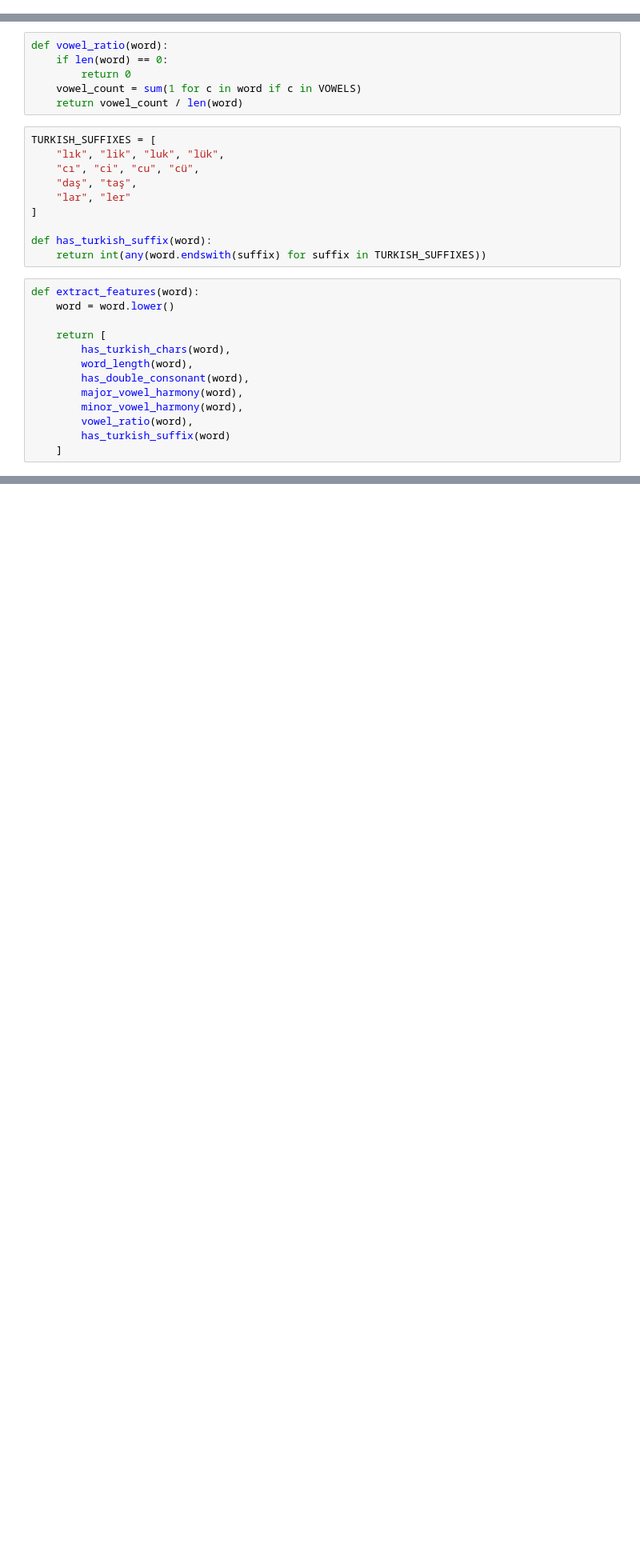
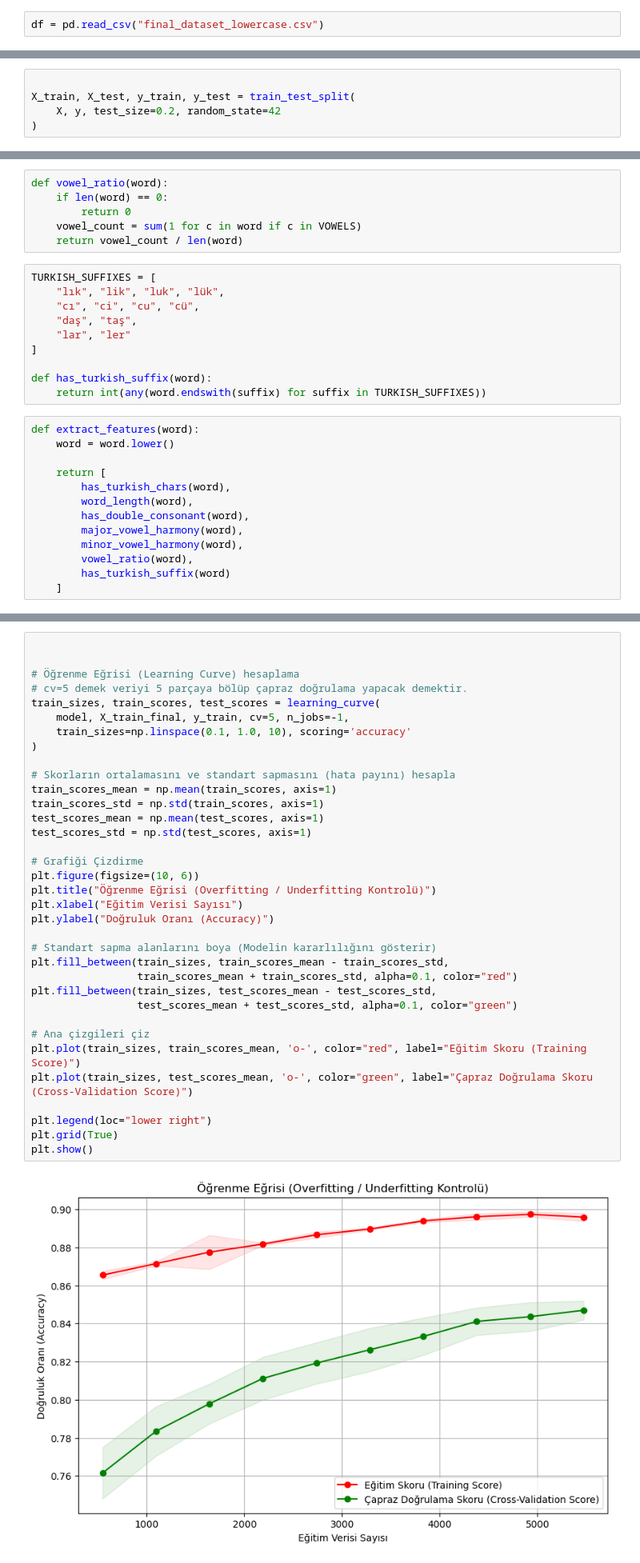
Before and after one commit to Betdesuu/Kelime-Koken-Siniflandirici, a Jupyter notebook: features.ipynb, the cells around one changed output, grey strips where cells are left out. Shown at 80% size. Saved outputs shown, nothing was run; the diff lists cells and outputs as text; blank space fills up the shorter version.

```diff
--- a/features.ipynb
+++ b/features.ipynb
@@ -6,0 +19,2 @@ BACK_VOWELS = "aıou"
+# %%
+df = pd.read_csv("final_dataset_lowercase.csv")
@@ -7,3 +30,8 @@ BACK_VOWELS = "aıou"
+# %%
+
+X_train, X_test, y_train, y_test = train_test_split(
+    X, y, test_size=0.2, random_state=42
+)
 # %%
 def has_turkish_chars(word):
     return int(any(c in "çğıöşü" for c in word))
@@ -82,0 +194,37 @@ print(extract_features("gözlük"))
+# %%
+
+
+# Öğrenme Eğrisi (Learning Curve) hesaplama
+# cv=5 demek veriyi 5 parçaya bölüp çapraz doğrulama yapacak demektir.
+train_sizes, train_scores, test_scores = learning_curve(
+    model, X_train_final, y_train, cv=5, n_jobs=-1,
+    train_sizes=np.linspace(0.1, 1.0, 10), scoring='accuracy'
+)
+
+# Skorların ortalamasını ve standart sapmasını (hata payını) hesapla
+train_scores_mean = np.mean(train_scores, axis=1)
+train_scores_std = np.std(train_scores, axis=1)
+test_scores_mean = np.mean(test_scores, axis=1)
+test_scores_std = np.std(test_scores, axis=1)
+
+# Grafiği Çizdirme
+plt.figure(figsize=(10, 6))
+plt.title("Öğrenme Eğrisi (Overfitting / Underfitting Kontrolü)")
+plt.xlabel("Eğitim Verisi Sayısı")
+plt.ylabel("Doğruluk Oranı (Accuracy)")
+
+# Standart sapma alanlarını boya (Modelin kararlılığını gösterir)
+plt.fill_between(train_sizes, train_scores_mean - train_scores_std,
+                 train_scores_mean + train_scores_std, alpha=0.1, color="red")
+plt.fill_between(train_sizes, test_scores_mean - test_scores_std,
+                 test_scores_mean + test_scores_std, alpha=0.1, color="green")
+
+# Ana çizgileri çiz
+plt.plot(train_sizes, train_scores_mean, 'o-', color="red", label="Eğitim Skoru (Training Score)")
+plt.plot(train_sizes, test_scores_mean, 'o-', color="green", label="Çapraz Doğrulama Skoru (Cross-Validation Score)")
+
+plt.legend(loc="lower right")
+plt.grid(True)
+plt.show()
+# %% [output]
+[figure, added]
```
Also changed, not shown: parts of 8 cells of this notebook, 1 other file.
